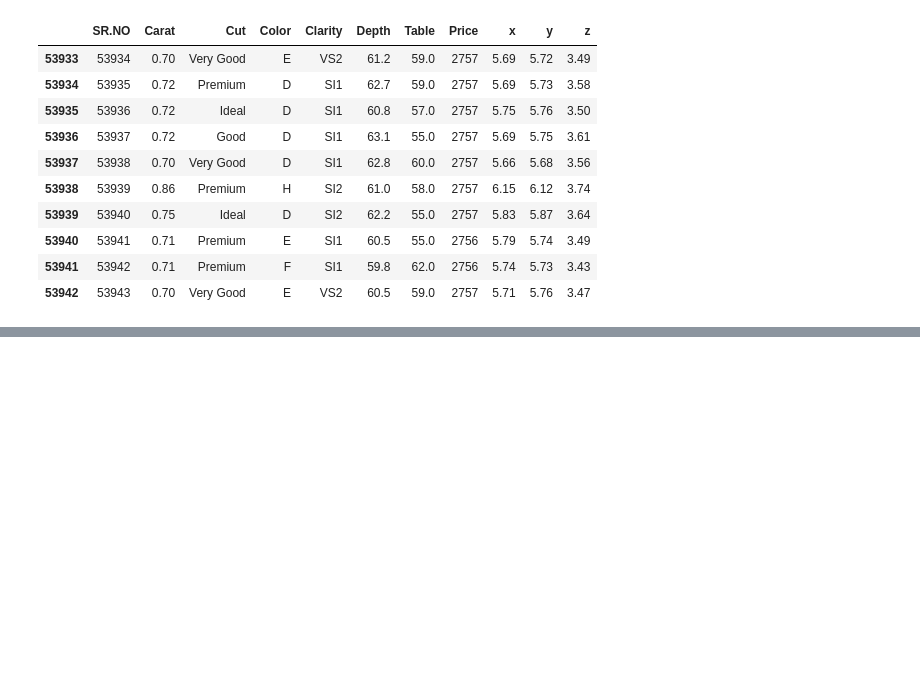
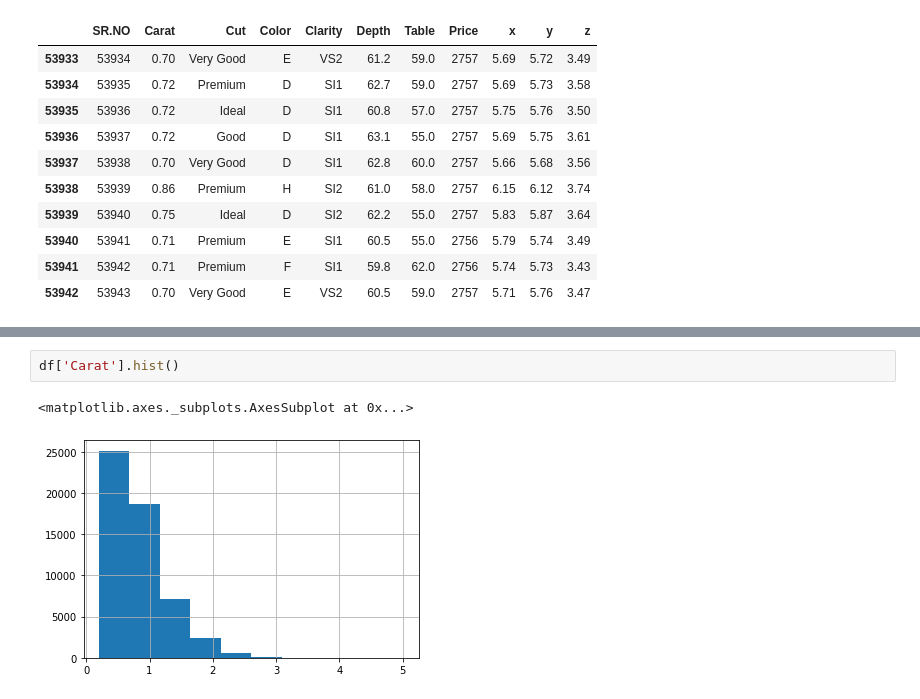
Before and after one commit to Harry262000/Daily-Tasks, a Jupyter notebook: Project.ipynb, the cells around one changed output, grey strips where cells are left out. Drawn from its saved outputs; the diff is of its cells as text; blank space fills up the shorter version.

```diff
--- a/Project.ipynb
+++ b/Project.ipynb
@@ -46,0 +108,5 @@ df.tail(10)
+# %%
+df['Carat'].hist()
+# %% [output]
+<matplotlib.axes._subplots.AxesSubplot at 0x...>
+[figure, added]
```
Also changed, not shown: parts of 11 cells of this notebook.
